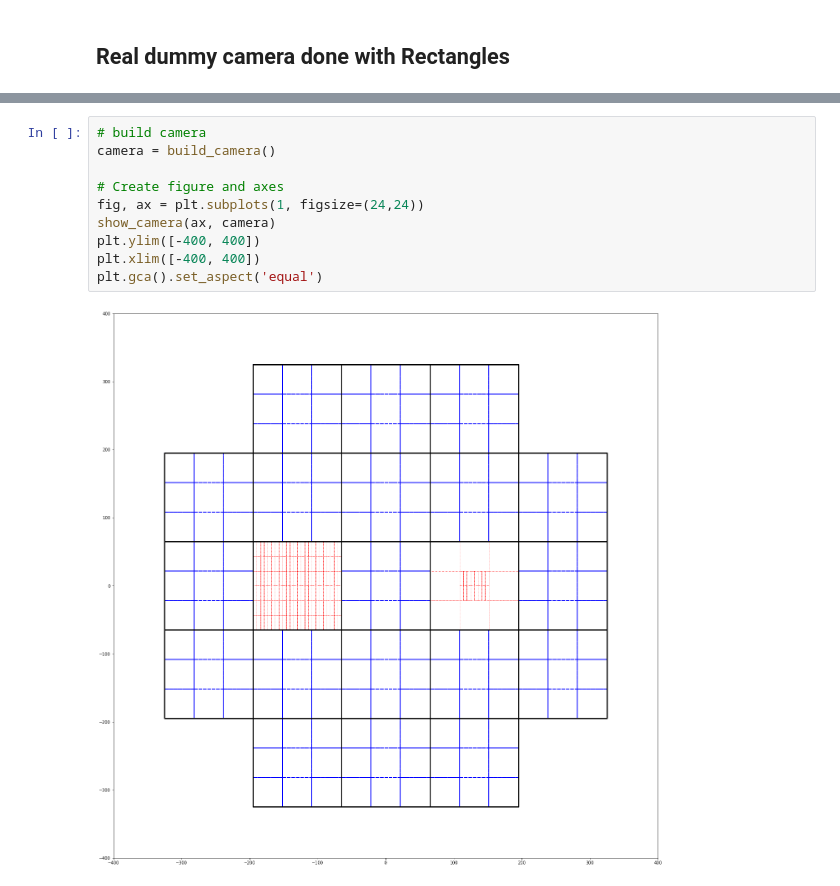
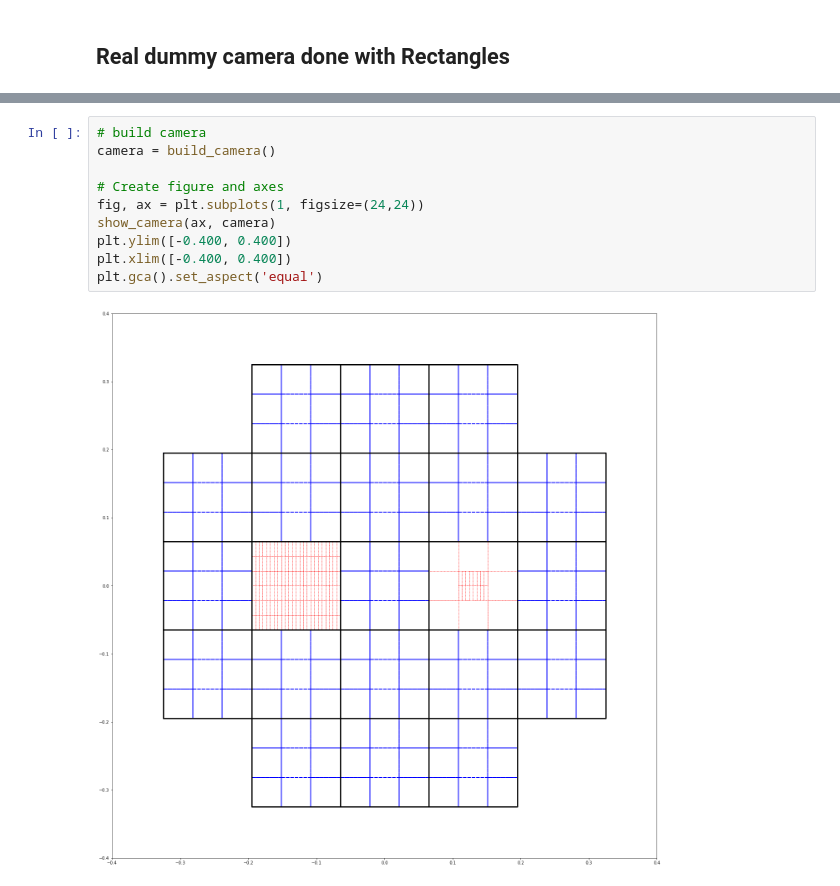
Before and after one commit to lsst-camera-dh/ghosts, a Jupyter notebook: notebooks/dummy_camera_display.ipynb, the cells around one changed output, grey strips where cells are left out. Drawn from its saved outputs; the diff is of its cells as text.

```diff
--- a/notebooks/dummy_camera_display.ipynb
+++ b/notebooks/dummy_camera_display.ipynb
@@ -143,12 +143,12 @@ plt.gca().set_aspect('equal')
 # %%
 # build camera
 camera = build_camera()
 
 # Create figure and axes
 fig, ax = plt.subplots(1, figsize=(24,24))
 show_camera(ax, camera)
-plt.ylim([-400, 400])
-plt.xlim([-400, 400])
+plt.ylim([-0.400, 0.400])
+plt.xlim([-0.400, 0.400])
 plt.gca().set_aspect('equal')
 # %% [output]
-[figure, old version]
+[figure, new version]
```
Also changed, not shown: parts of 2 cells of this notebook.
